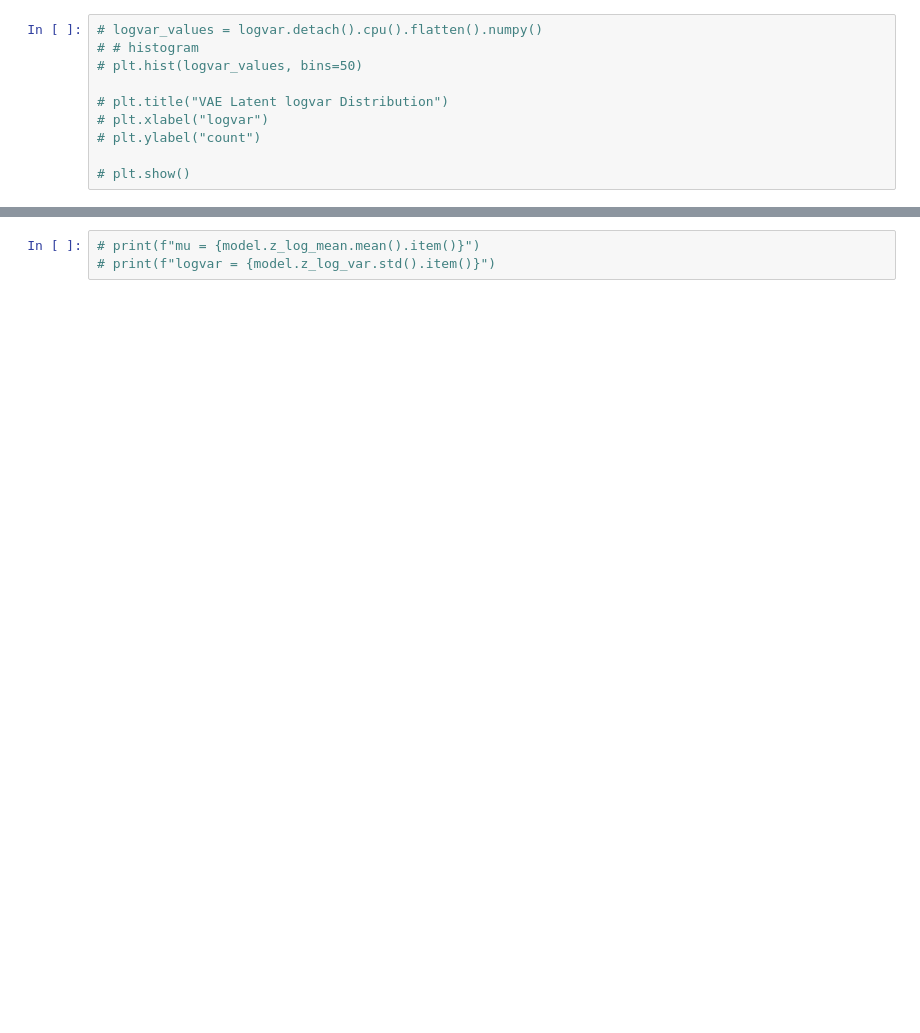
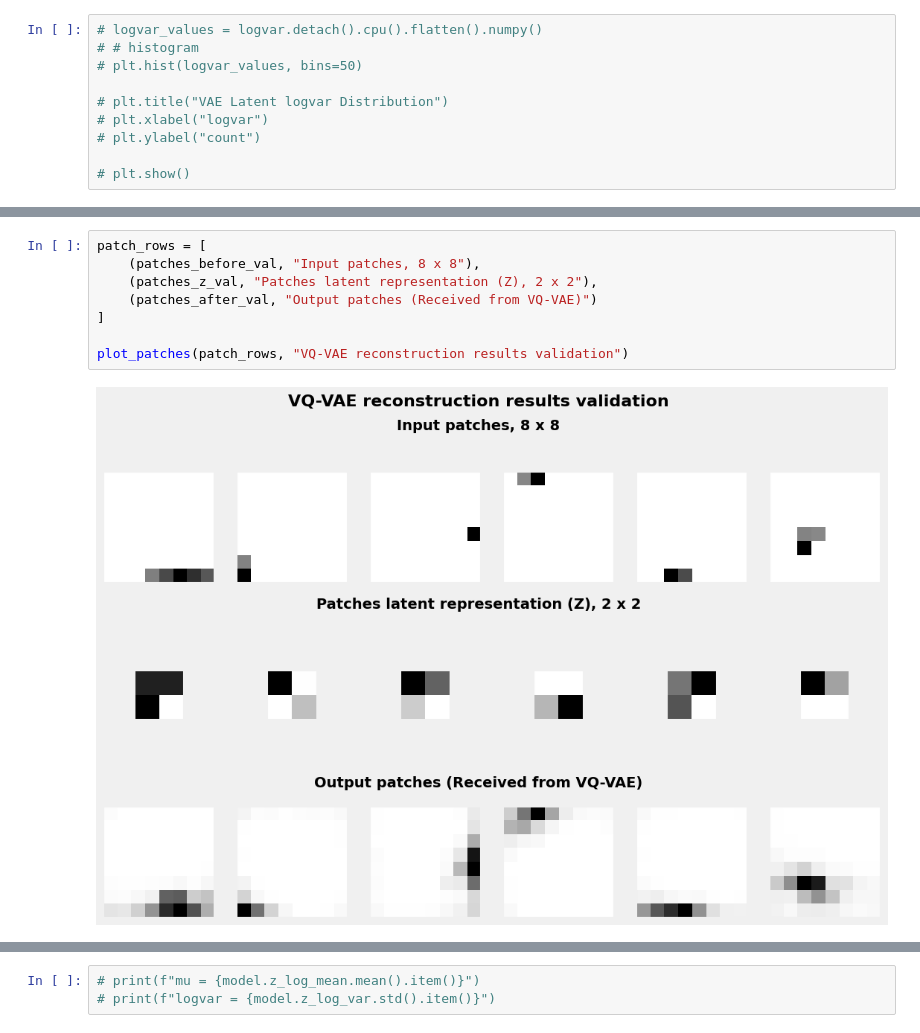
Before and after one commit to pauliusB20/vq-vae-experiments, a Jupyter notebook: cms_particle_hits/mvp_vq.ipynb, the cells around one changed output, grey strips where cells are left out. Drawn from its saved outputs; the diff is of its cells as text; blank space fills up the shorter version.

```diff
--- a/cms_particle_hits/mvp_vq.ipynb
+++ b/cms_particle_hits/mvp_vq.ipynb
@@ -833,3 +911,13 @@ len(patch_rows[0][0])
+# %%
+patch_rows = [
+    (patches_before_val, "Input patches, 8 x 8"),
+    (patches_z_val, "Patches latent representation (Z), 2 x 2"),
+    (patches_after_val, "Output patches (Received from VQ-VAE)")
+]
+
+plot_patches(patch_rows, "VQ-VAE reconstruction results validation")
+# %% [output]
+[figure, added]
 # %%
 # TODO
 # Improve gradients
```
Also changed, not shown: parts of 17 cells of this notebook.
